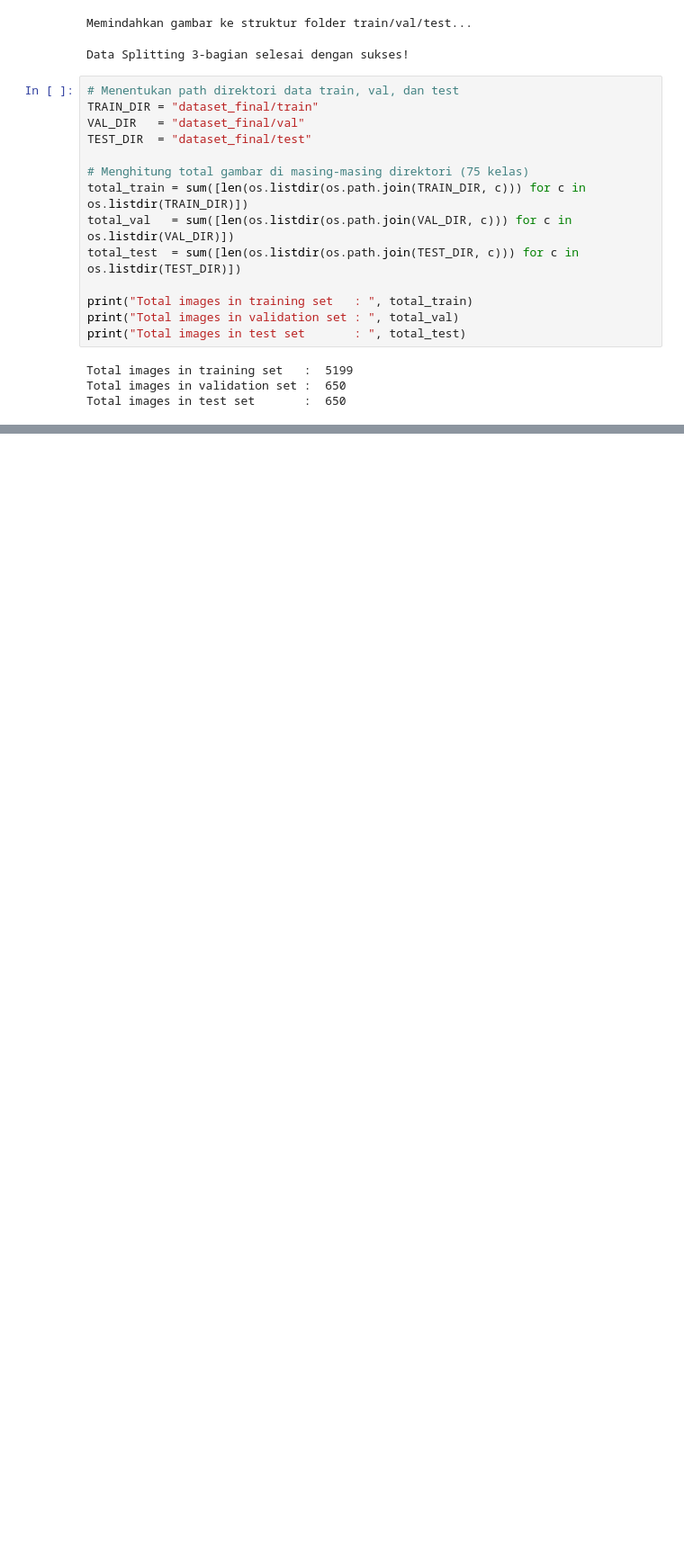
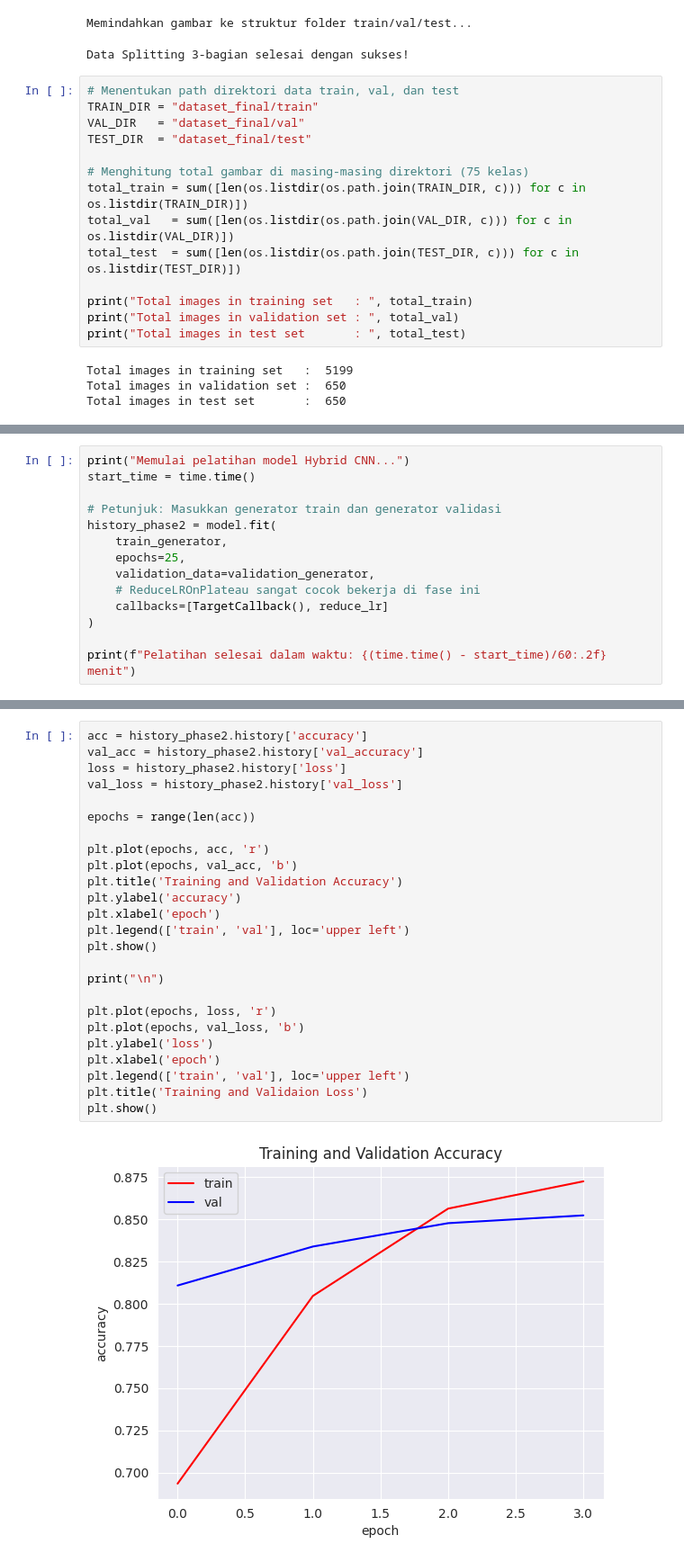
Before and after one commit to mafdhalrzy/ButterflyImageClassification, a Jupyter notebook: ButterflyImageClassification.ipynb, the cells around one changed output, grey strips where cells are left out. Shown at 90% size. Saved outputs shown, nothing was run; the diff lists cells and outputs as text; blank space fills up the shorter version.

```diff
--- a/ButterflyImageClassification.ipynb
+++ b/ButterflyImageClassification.ipynb
@@ -545,0 +582,14 @@ plt.show()
+# %%
+print("Memulai pelatihan model Hybrid CNN...")
+start_time = time.time()
+
+# Petunjuk: Masukkan generator train dan generator validasi
+history_phase2 = model.fit(
+    train_generator,
+    epochs=25,
+    validation_data=validation_generator,
+    # ReduceLROnPlateau sangat cocok bekerja di fase ini
+    callbacks=[TargetCallback(), reduce_lr]
+)
+
+print(f"Pelatihan selesai dalam waktu: {(time.time() - start_time)/60:.2f} menit")
@@ -545,0 +609,27 @@ plt.show()
+# %%
+acc = history_phase2.history['accuracy']
+val_acc = history_phase2.history['val_accuracy']
+loss = history_phase2.history['loss']
+val_loss = history_phase2.history['val_loss']
+
+epochs = range(len(acc))
+
+plt.plot(epochs, acc, 'r')
+plt.plot(epochs, val_acc, 'b')
+plt.title('Training and Validation Accuracy')
+plt.ylabel('accuracy')
+plt.xlabel('epoch')
+plt.legend(['train', 'val'], loc='upper left')
+plt.show()
+
+print("\n")
+
+plt.plot(epochs, loss, 'r')
+plt.plot(epochs, val_loss, 'b')
+plt.ylabel('loss')
+plt.xlabel('epoch')
+plt.legend(['train', 'val'], loc='upper left')
+plt.title('Training and Validaion Loss')
+plt.show()
+# %% [output]
+[figure, added]
```
Also changed, not shown: parts of 9 cells of this notebook.
